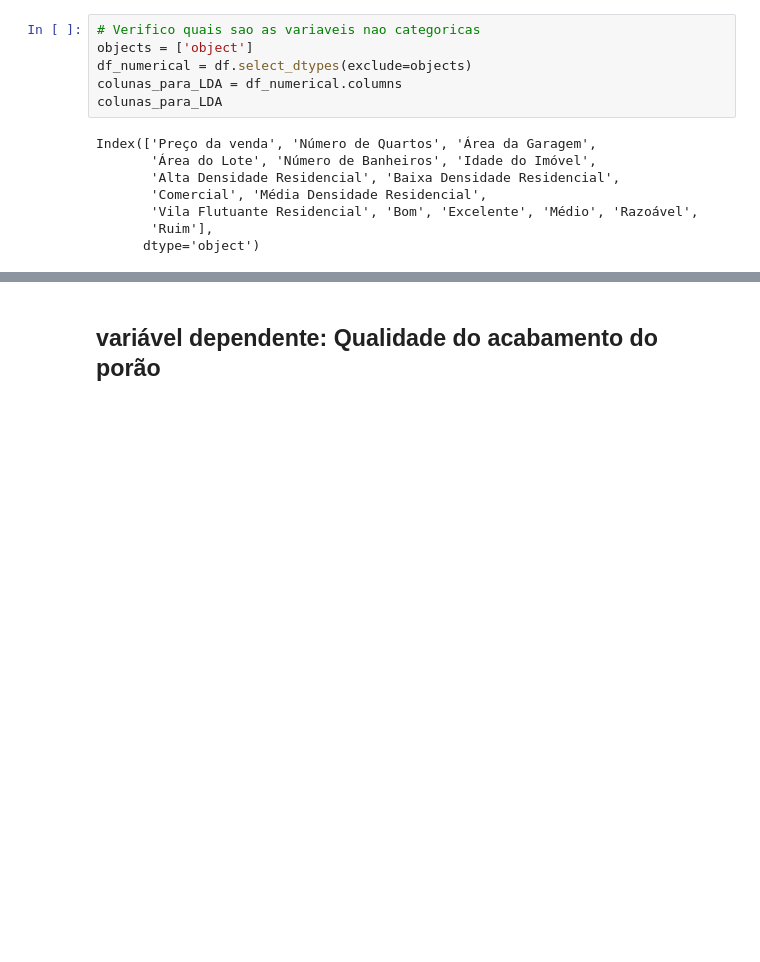
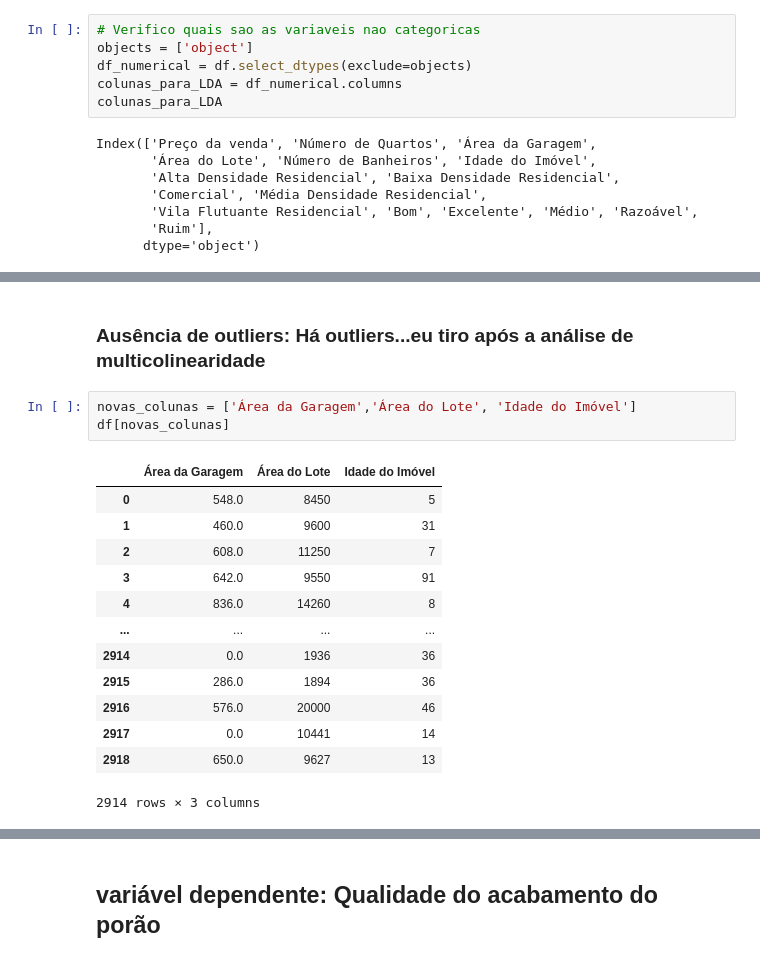
Before and after one commit to fabioheiji/mqaa, a Jupyter notebook: LAD.ipynb, the cells around one changed output, grey strips where cells are left out. Cells and saved outputs as stored; diff of their text form; blank space fills up the shorter version.

```diff
--- a/LAD_Regressao_Logistica.ipynb
+++ b/LAD.ipynb
@@ -154,0 +285,19 @@ Index(['Preço da venda', 'Número de Quartos', 'Área da Garagem',
+# %% [markdown]
+### Ausência de outliers: Há outliers...eu tiro após a análise de multicolinearidade
+# %%
+novas_colunas = ['Área da Garagem','Área do Lote', 'Idade do Imóvel']
+df[novas_colunas]
+# %% [output]
+|  | Área da Garagem | Área do Lote | Idade do Imóvel |
+| 0 | 548.0 | 8450 | 5 |
+| 1 | 460.0 | 9600 | 31 |
+| 2 | 608.0 | 11250 | 7 |
+| 3 | 642.0 | 9550 | 91 |
+| 4 | 836.0 | 14260 | 8 |
+| ... | ... | ... | ... |
+| 2914 | 0.0 | 1936 | 36 |
+| 2915 | 286.0 | 1894 | 36 |
+| 2916 | 576.0 | 20000 | 46 |
+| 2917 | 0.0 | 10441 | 14 |
+| 2918 | 650.0 | 9627 | 13 |
+2914 rows × 3 columns
```
Also changed, not shown: parts of 21 cells of this notebook, 2 other files.
